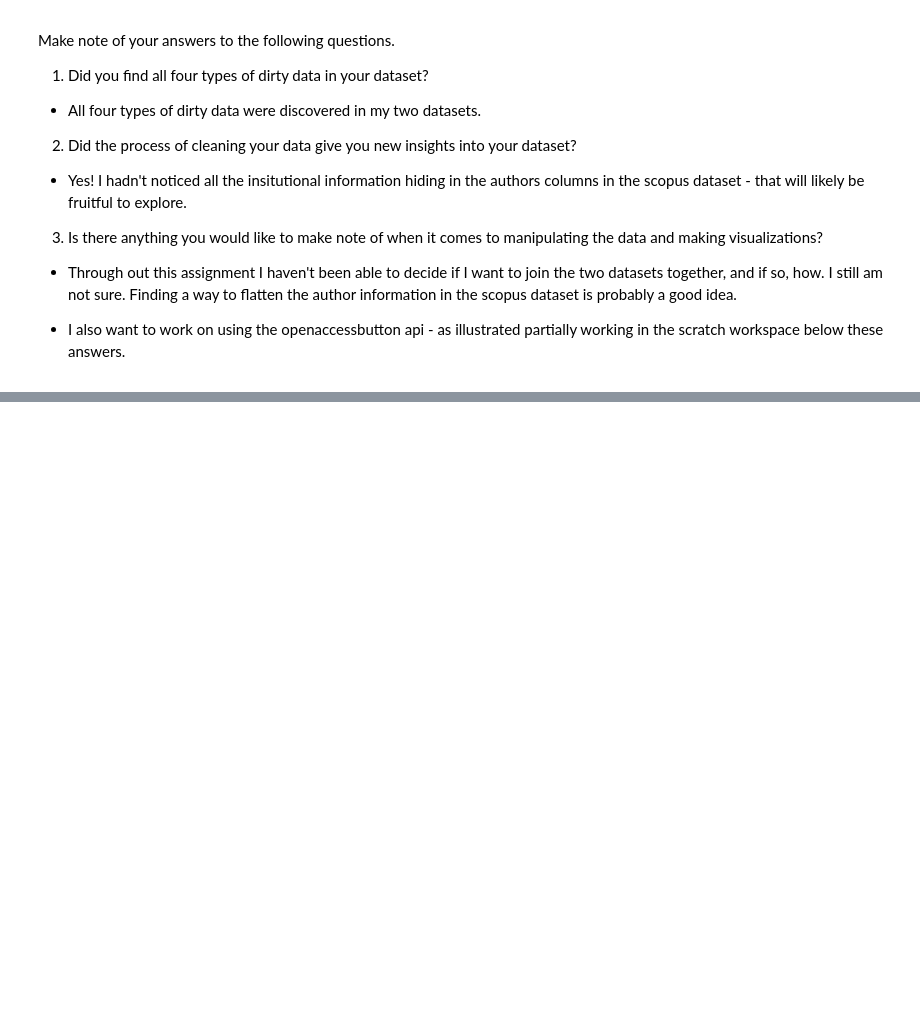
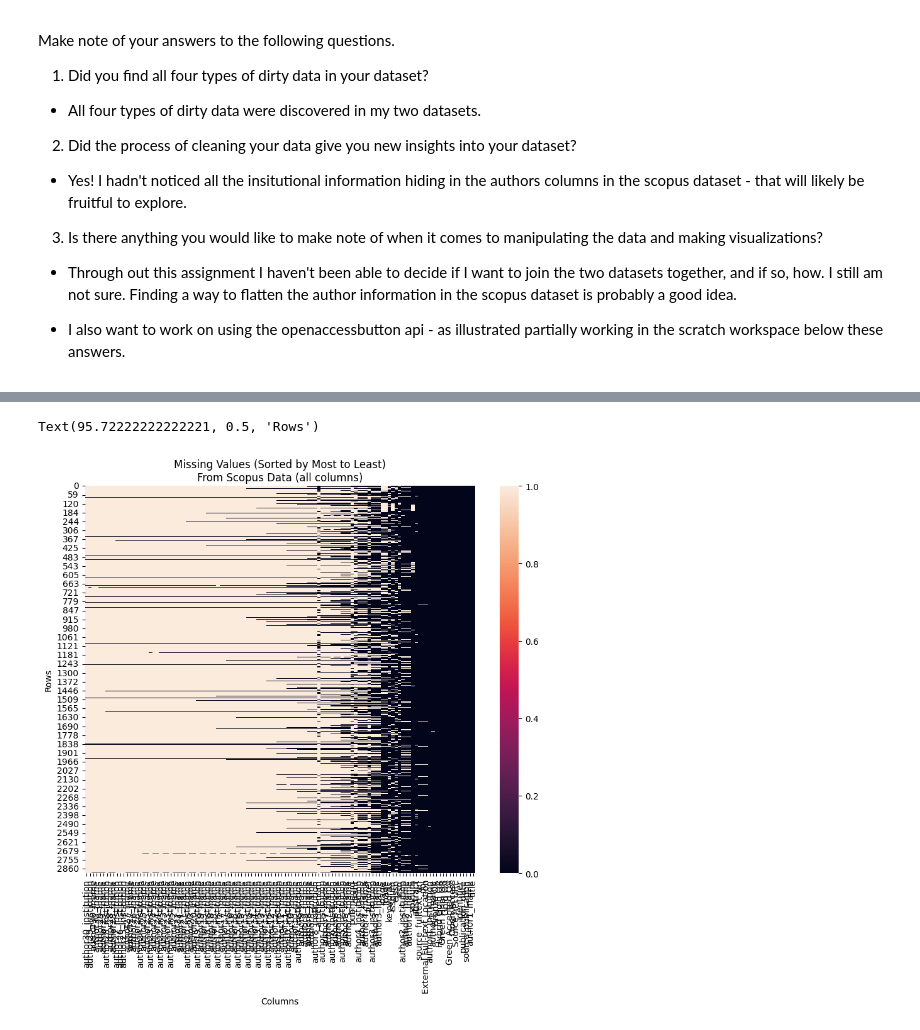
Before and after one commit to e3la/cleaning-data-checkpoint, a Jupyter notebook: checkpoint-three.ipynb, the cells around one changed output, grey strips where cells are left out. Drawn from its saved outputs; the diff is of its cells as text; code cells hidden in the pictures; blank space fills up the shorter version.

```diff
--- a/checkpoint-three.ipynb
+++ b/checkpoint-three.ipynb
@@ -386,0 +405,18 @@ Make note of your answers to the following questions.
+# %%
+# Count number of missing values per column
+missing_vals = df2.isnull().sum()
+
+# Sort values and columns
+sorted_cols = missing_vals.sort_values(ascending=False).index
+
+plt.figure(figsize=(10,8))
+
+sns.heatmap(df2[sorted_cols].isnull(),
+            xticklabels=sorted_cols)
+
+plt.title('Missing Values (Sorted by Most to Least)\nFrom Scopus Data (all columns)')
+plt.xlabel('Columns')
+plt.ylabel('Rows')
+# %% [output]
+Text(95.72222222222221, 0.5, 'Rows')
+[figure, added]
```
Also changed, not shown: parts of 5 cells of this notebook.
